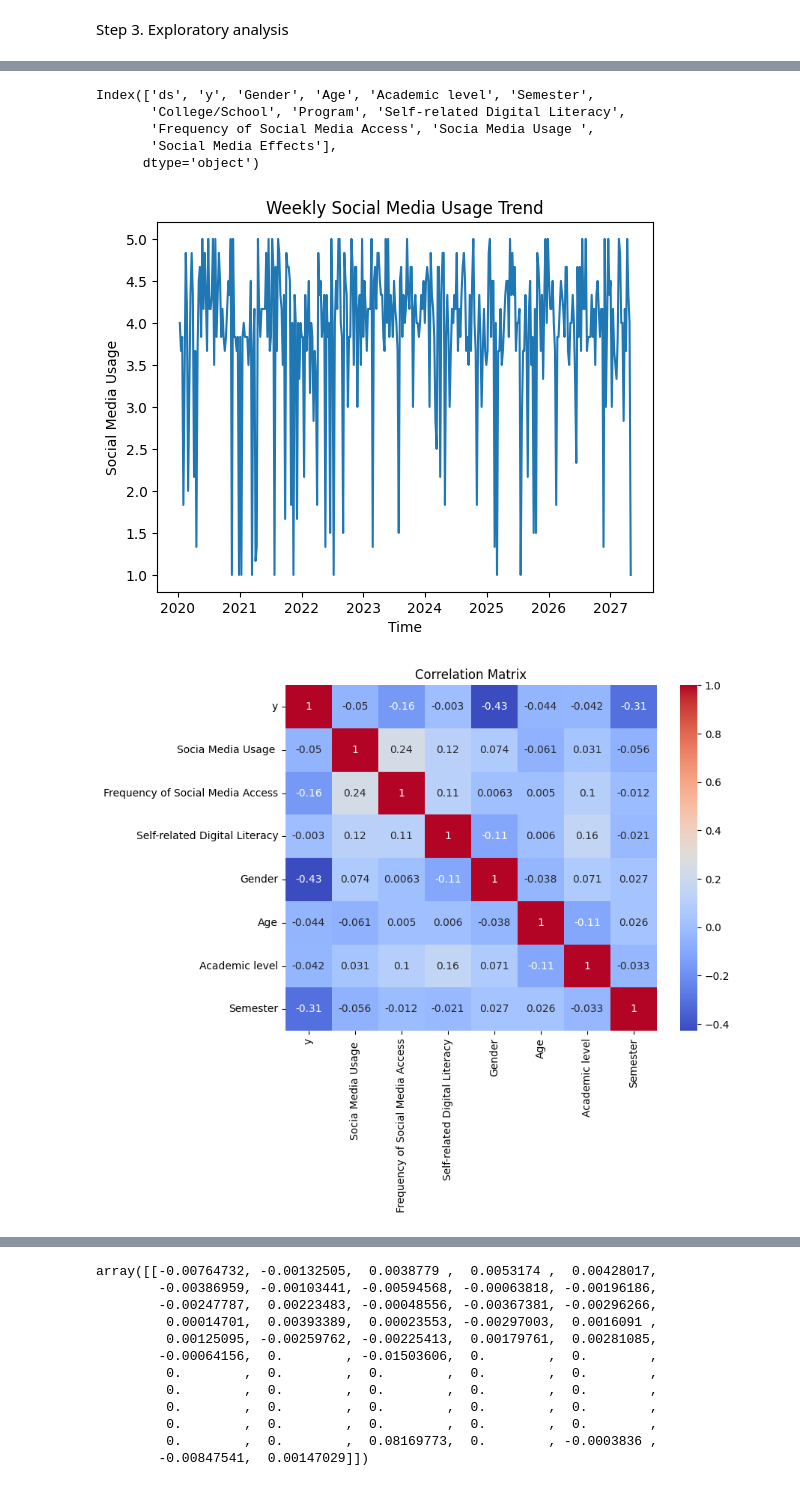
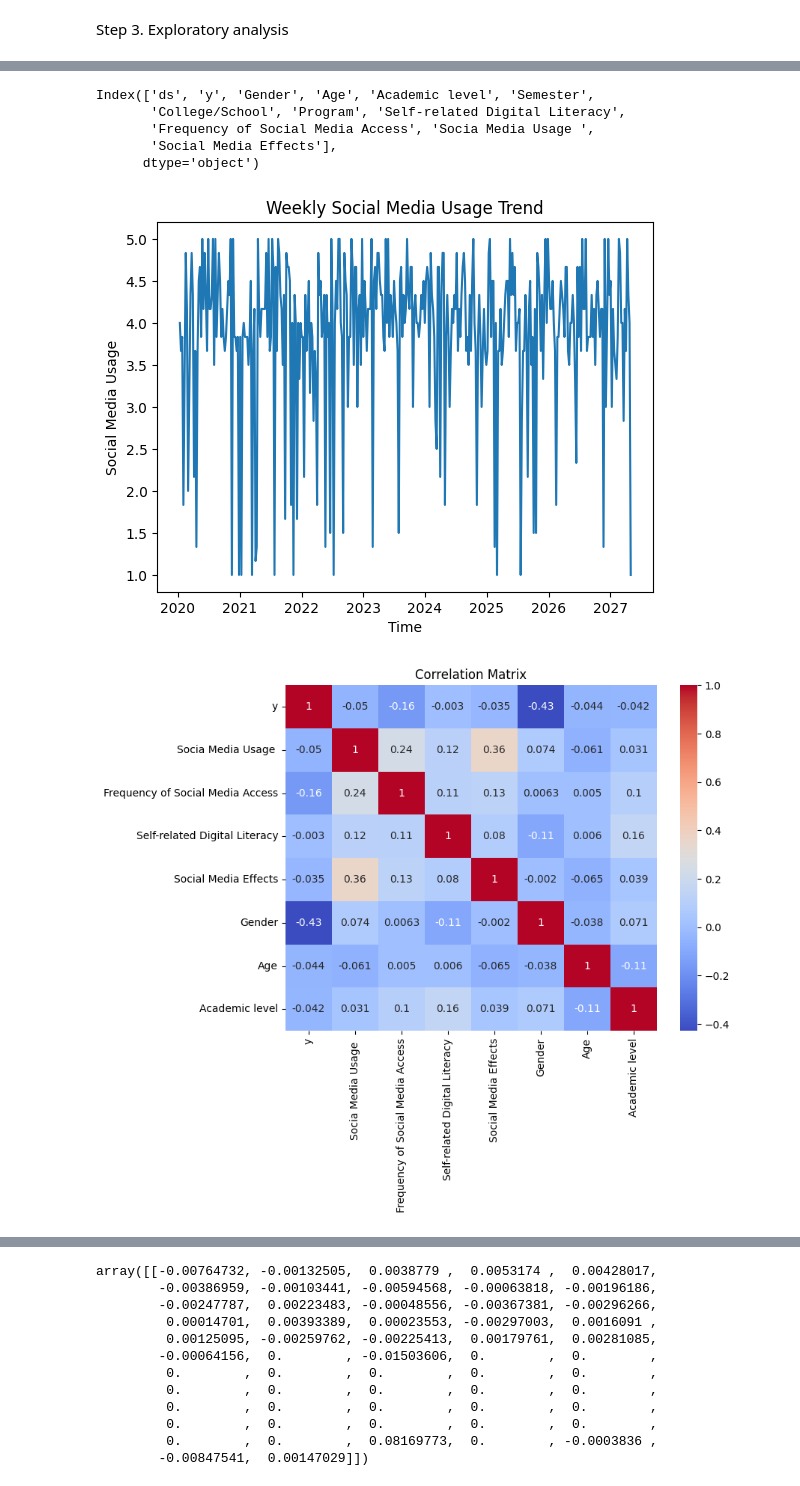
Before and after one commit to fidelis2025/stankelly-website, a Jupyter notebook: Zahra_Analysis.ipynb, the cells around one changed output, grey strips where cells are left out. Cells and saved outputs as stored; diff of their text form; code cells hidden in the pictures.

```diff
--- a/Zahra_Analysis.ipynb
+++ b/Zahra_Analysis.ipynb
@@ -78,34 +78,34 @@ plt.show()
 print(prophet_df.columns)
 
 plt.figure()
 plt.plot(prophet_df['ds'], prophet_df['Socia Media Usage ']) # Corrected column name
 plt.title('Weekly Social Media Usage Trend')
 plt.xlabel('Time')
 plt.ylabel('Social Media Usage')
 plt.show()
 
 corr_vars = [
     'y',
     'Socia Media Usage ', # Corrected column name
     'Frequency of Social Media Access',
     'Self-related Digital Literacy',
+    'Social Media Effects',
     'Gender',
     'Age',
-    'Academic level',
-    'Semester'
+    'Academic level'
 ]
 
 plt.figure(figsize=(8,6))
 sns.heatmap(prophet_df[corr_vars].corr(), annot=True, cmap='coolwarm')
 plt.title('Correlation Matrix')
 plt.show()
 # %% [output]
 [figure]
 Index(['ds', 'y', 'Gender', 'Age', 'Academic level', 'Semester',
        'College/School', 'Program', 'Self-related Digital Literacy',
        'Frequency of Social Media Access', 'Socia Media Usage ',
        'Social Media Effects'],
       dtype='object')
 [figure]
-[figure, old version]
+[figure, new version]
 # %% [markdown]
```
Also changed, not shown: parts of 16 cells of this notebook.
